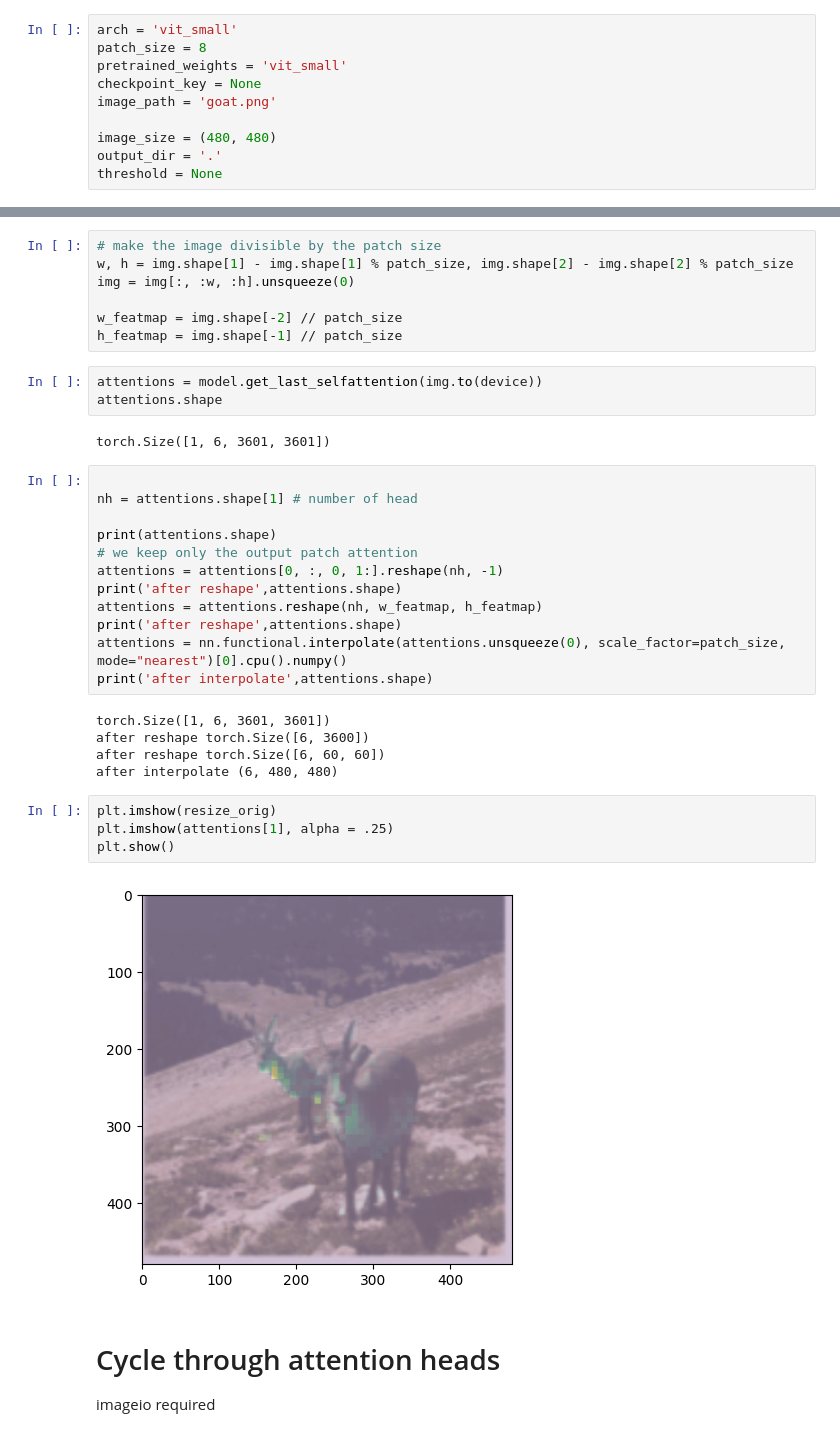
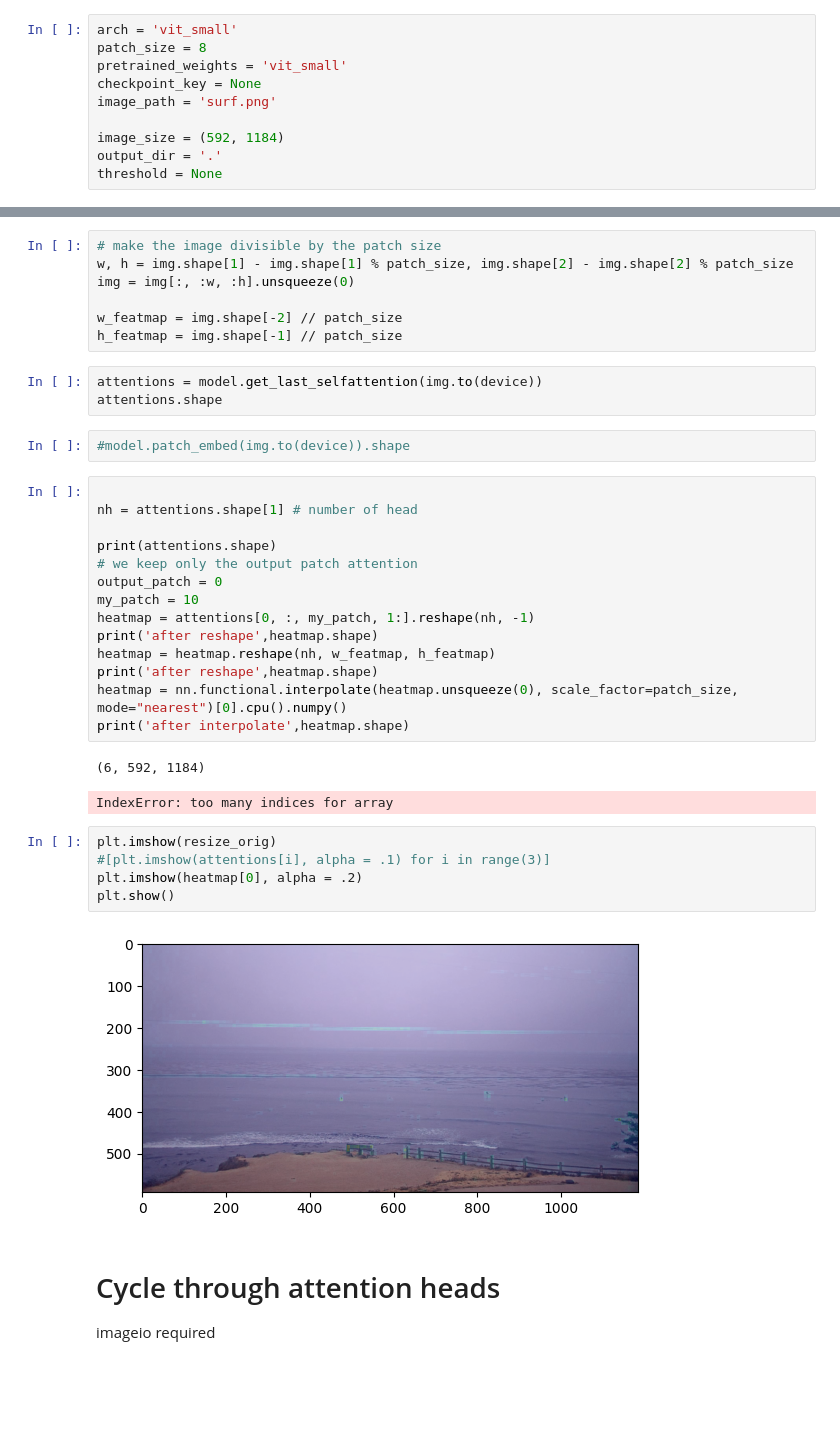
Before and after one commit to tukavic/surf-detection, a Jupyter notebook: dino/viz_atn.ipynb, the cells around one changed output, grey strips where cells are left out. Cells and saved outputs as stored; diff of their text form; blank space fills up the shorter version.

```diff
--- a/dino/viz_atn.ipynb
+++ b/dino/viz_atn.ipynb
@@ -89,9 +89,9 @@ arch = 'vit_small'
 patch_size = 8
 pretrained_weights = 'vit_small'
 checkpoint_key = None
-image_path = 'goat.png'
+image_path = 'surf.png'
 
-image_size = (480, 480)
+image_size = (592, 1184)
 output_dir = '.'
 threshold = None
 # %% [markdown]
@@ -184,31 +183,32 @@ h_featmap = img.shape[-1] // patch_size
 # %%
 attentions = model.get_last_selfattention(img.to(device))
 attentions.shape
-# %% [output]
-torch.Size([1, 6, 3601, 3601])
+# %%
+#model.patch_embed(img.to(device)).shape
 # %%
 
 nh = attentions.shape[1] # number of head
 
 print(attentions.shape)
 # we keep only the output patch attention
-attentions = attentions[0, :, 0, 1:].reshape(nh, -1)
-print('after reshape',attentions.shape)
-attentions = attentions.reshape(nh, w_featmap, h_featmap)
-print('after reshape',attentions.shape)
-attentions = nn.functional.interpolate(attentions.unsqueeze(0), scale_factor=patch_size, mode="nearest")[0].cpu().numpy()
-print('after interpolate',attentions.shape)
+output_patch = 0
+my_patch = 10
+heatmap = attentions[0, :, my_patch, 1:].reshape(nh, -1)
+print('after reshape',heatmap.shape)
+heatmap = heatmap.reshape(nh, w_featmap, h_featmap)
+print('after reshape',heatmap.shape)
+heatmap = nn.functional.interpolate(heatmap.unsqueeze(0), scale_factor=patch_size, mode="nearest")[0].cpu().numpy()
+print('after interpolate',heatmap.shape)
 # %% [output]
-torch.Size([1, 6, 3601, 3601])
-after reshape torch.Size([6, 3600])
-after reshape torch.Size([6, 60, 60])
-after interpolate (6, 480, 480)
+(6, 592, 1184)
+IndexError: too many indices for array
 # %%
 plt.imshow(resize_orig)
-plt.imshow(attentions[1], alpha = .25)
+#[plt.imshow(attentions[i], alpha = .1) for i in range(3)]
+plt.imshow(heatmap[0], alpha = .2)
 plt.show()
 # %% [output]
-[figure, old version]
+[figure, new version]
 # %% [markdown]
 # Cycle through attention heads
 imageio required
```
Also changed, not shown: parts of 3 cells of this notebook, 11 other files.
